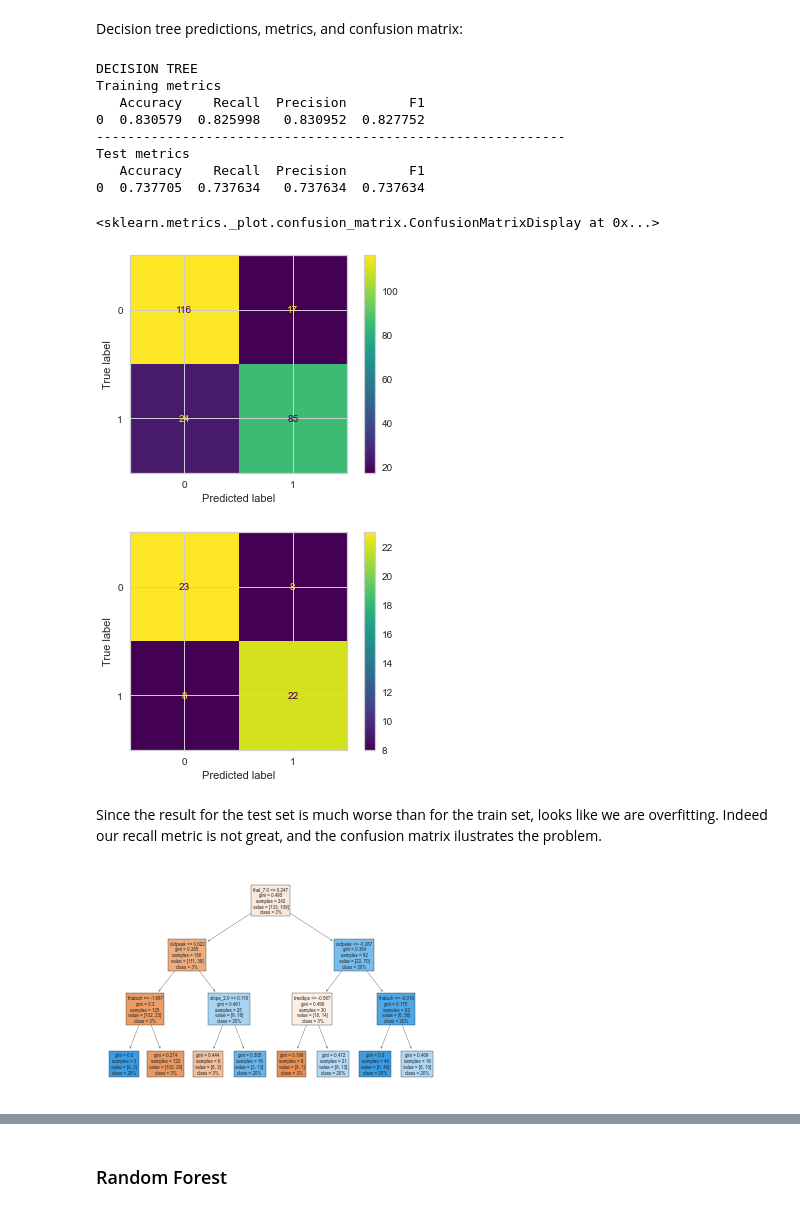
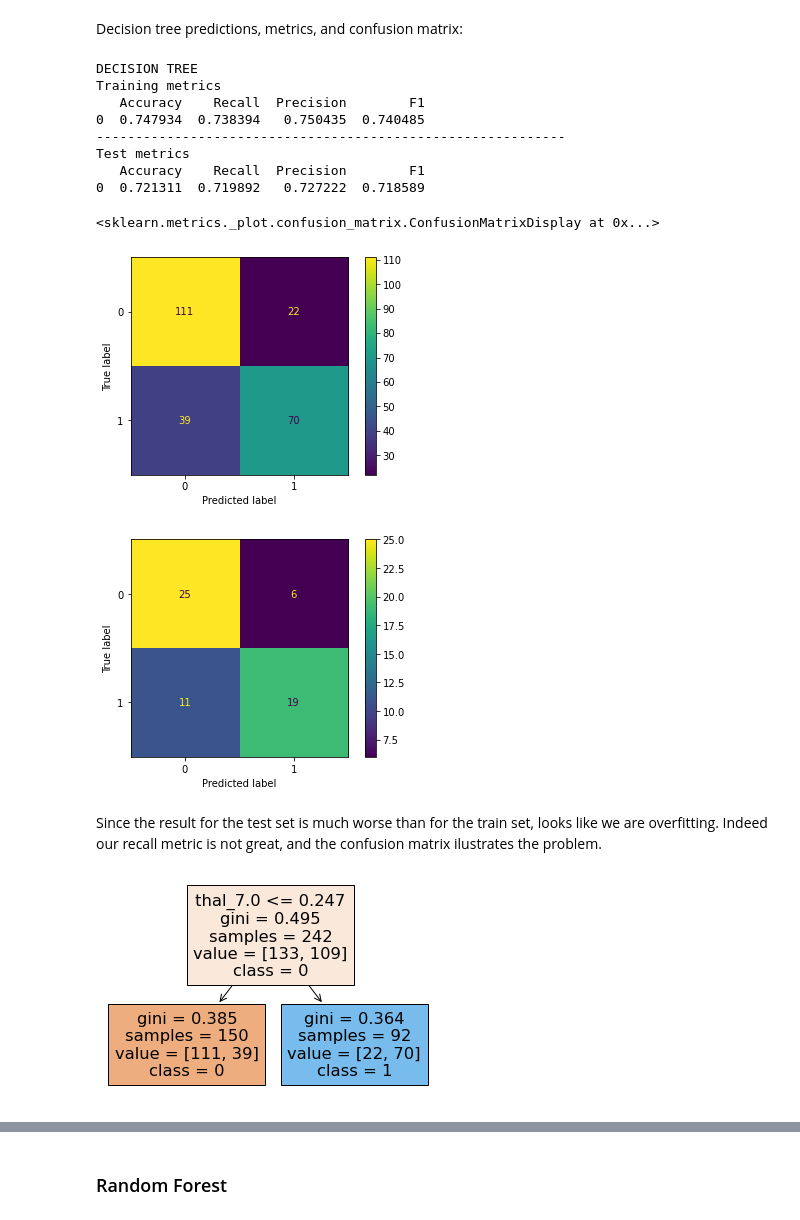
Before and after one commit to elnez/CREWES_proyect, a Jupyter notebook: EDA_HeartAttack.ipynb, the cells around one changed output, grey strips where cells are left out. Drawn from its saved outputs; the diff is of its cells as text; code cells hidden in the pictures.

```diff
--- a/EDA_HeartAttack.ipynb
+++ b/EDA_HeartAttack.ipynb
@@ -786,7 +800,7 @@ Test metrics:
 ### Decision Tree
 # %%
 # Set the chosen model
-dt_model = DecisionTreeClassifier(max_depth = 3, min_samples_split = 3, random_state = 666).fit(train[features], train[target])
+dt_model = DecisionTreeClassifier(max_depth = 1, min_samples_split = 5, random_state = 666).fit(train[features], train[target])
 # %% [markdown]
 Decision tree predictions, metrics, and confusion matrix:
 # %%
@@ -809,21 +823,21 @@ ConfusionMatrixDisplay.from_predictions(test[target], dt_pred_test)
 DECISION TREE
 Training metrics
    Accuracy    Recall  Precision        F1
-0  0.830579  0.825998   0.830952  0.827752
+0  0.747934  0.738394   0.750435  0.740485
 ------------------------------------------------------------
 Test metrics
    Accuracy    Recall  Precision        F1
-0  0.737705  0.737634   0.737634  0.737634
+0  0.721311  0.719892   0.727222  0.718589
 <sklearn.metrics._plot.confusion_matrix.ConfusionMatrixDisplay at 0x...>
-[figure, old version]
+[figure, new version]
-[figure, old version]
+[figure, new version]
 # %% [markdown]
 Since the result for the test set is much worse than for the train set, looks like we are overfitting.
 Indeed our recall metric is not great, and the confusion matrix ilustrates the problem.
 # %%
-plot_tree(dt_model, feature_names = features, filled = True, class_names = ["3%", "20%", "100%"]);
+plot_tree(dt_model, feature_names = features, filled = True, class_names = ["0",'1']);
 # %% [output]
-[figure, old version]
+[figure, new version]
 # %%
 tree_importances = pd.Series(dt_model.feature_importances_, index = features)
 
```
Also changed, not shown: parts of 47 cells of this notebook.
